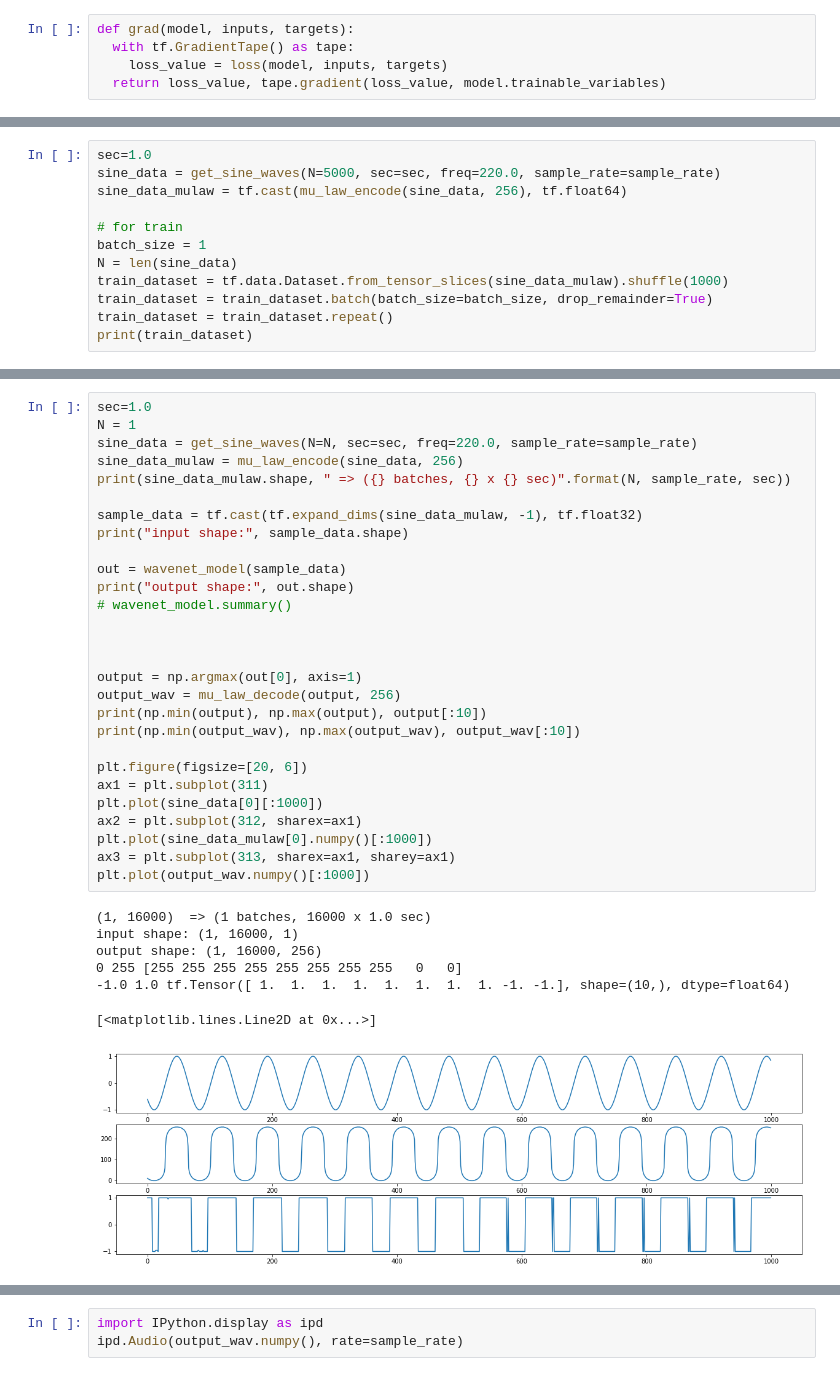
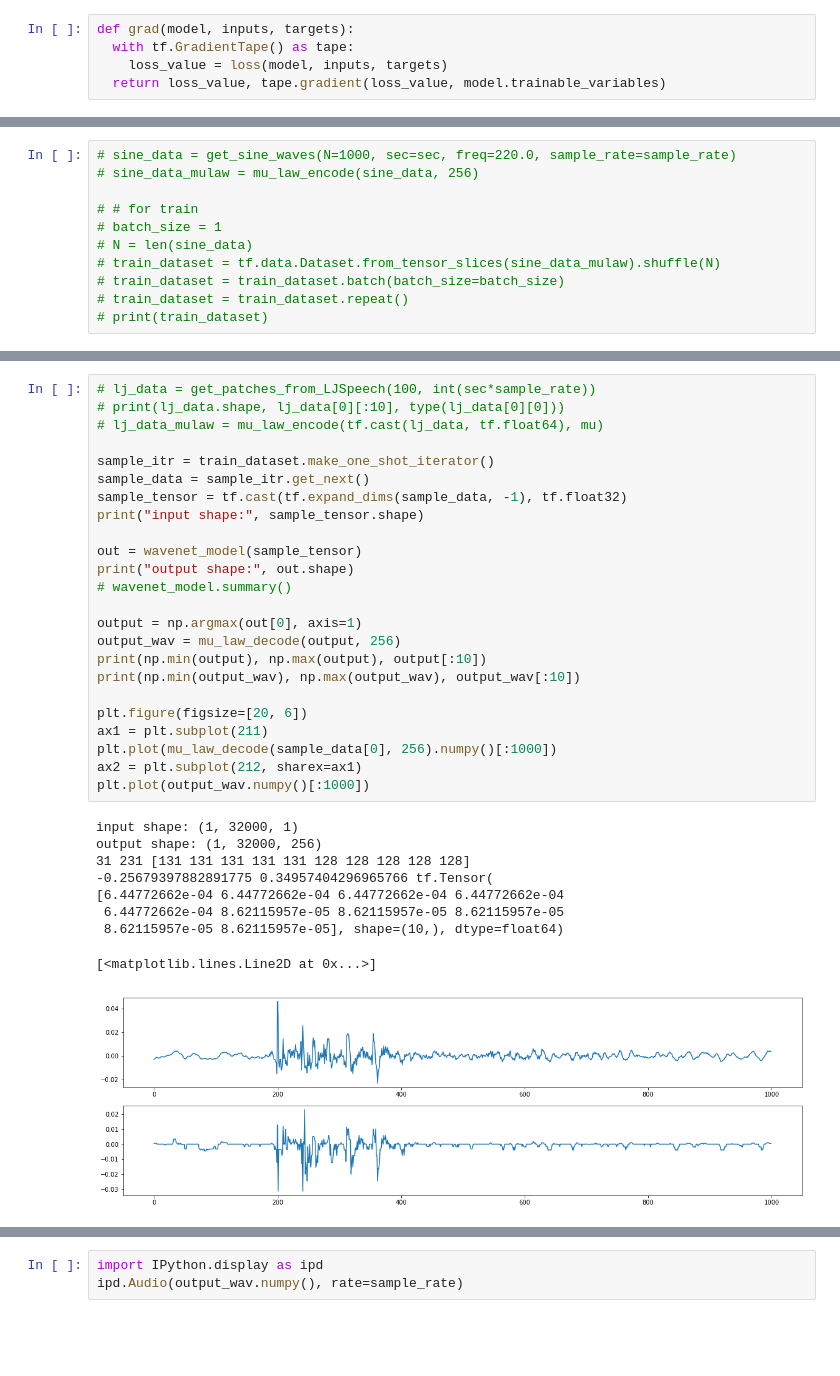
Before and after one commit to bt22dr/deep-learning-papers, a Jupyter notebook: code/WaveNet.ipynb, the cells around one changed output, grey strips where cells are left out. Cells and saved outputs as stored; diff of their text form; blank space fills up the shorter version.

```diff
--- a/code/WaveNet.ipynb
+++ b/code/WaveNet.ipynb
@@ -466,12 +536,11 @@ Step: 0, Initial Loss: 5.528954029083252
 # %%
-sec=1.0
-sine_data = get_sine_waves(N=5000, sec=sec, freq=220.0, sample_rate=sample_rate)
-sine_data_mulaw = tf.cast(mu_law_encode(sine_data, 256), tf.float64)
+# sine_data = get_sine_waves(N=1000, sec=sec, freq=220.0, sample_rate=sample_rate)
+# sine_data_mulaw = mu_law_encode(sine_data, 256)
 
-# for train
-batch_size = 1
-N = len(sine_data)
-train_dataset = tf.data.Dataset.from_tensor_slices(sine_data_mulaw).shuffle(1000)
-train_dataset = train_dataset.batch(batch_size=batch_size, drop_remainder=True)
-train_dataset = train_dataset.repeat()
-print(train_dataset)
+# # for train
+# batch_size = 1
+# N = len(sine_data)
+# train_dataset = tf.data.Dataset.from_tensor_slices(sine_data_mulaw).shuffle(N)
+# train_dataset = train_dataset.batch(batch_size=batch_size)
+# train_dataset = train_dataset.repeat()
+# print(train_dataset)
@@ -578,39 +647,37 @@ Epoch 002 Iter 100: Loss: 3.8908975825
 # %%
-sec=1.0
-N = 1
-sine_data = get_sine_waves(N=N, sec=sec, freq=220.0, sample_rate=sample_rate)
-sine_data_mulaw = mu_law_encode(sine_data, 256)
-print(sine_data_mulaw.shape, " => ({} batches, {} x {} sec)".format(N, sample_rate, sec))
+# lj_data = get_patches_from_LJSpeech(100, int(sec*sample_rate))
+# print(lj_data.shape, lj_data[0][:10], type(lj_data[0][0]))
+# lj_data_mulaw = mu_law_encode(tf.cast(lj_data, tf.float64), mu)
 
-sample_data = tf.cast(tf.expand_dims(sine_data_mulaw, -1), tf.float32)
-print("input shape:", sample_data.shape)
+sample_itr = train_dataset.make_one_shot_iterator()
+sample_data = sample_itr.get_next()
+sample_tensor = tf.cast(tf.expand_dims(sample_data, -1), tf.float32)
+print("input shape:", sample_tensor.shape)
 
-out = wavenet_model(sample_data)
+out = wavenet_model(sample_tensor)
 print("output shape:", out.shape)
 # wavenet_model.summary()
-
-
 
 output = np.argmax(out[0], axis=1)
 output_wav = mu_law_decode(output, 256)
 print(np.min(output), np.max(output), output[:10])
 print(np.min(output_wav), np.max(output_wav), output_wav[:10])
 
 plt.figure(figsize=[20, 6])
-ax1 = plt.subplot(311)
-plt.plot(sine_data[0][:1000])
-ax2 = plt.subplot(312, sharex=ax1)
-plt.plot(sine_data_mulaw[0].numpy()[:1000])
-ax3 = plt.subplot(313, sharex=ax1, sharey=ax1)
+ax1 = plt.subplot(211)
+plt.plot(mu_law_decode(sample_data[0], 256).numpy()[:1000])
+ax2 = plt.subplot(212, sharex=ax1)
 plt.plot(output_wav.numpy()[:1000])
 # %% [output]
-(1, 16000)  => (1 batches, 16000 x 1.0 sec)
-input shape: (1, 16000, 1)
-output shape: (1, 16000, 256)
-0 255 [255 255 255 255 255 255 255 255   0   0]
--1.0 1.0 tf.Tensor([ 1.  1.  1.  1.  1.  1.  1.  1. -1. -1.], shape=(10,), dtype=float64)
+input shape: (1, 32000, 1)
+output shape: (1, 32000, 256)
+31 231 [131 131 131 131 131 128 128 128 128 128]
+-0.25679397882891775 0.34957404296965766 tf.Tensor(
+[6.44772662e-04 6.44772662e-04 6.44772662e-04 6.44772662e-04
+ 6.44772662e-04 8.62115957e-05 8.62115957e-05 8.62115957e-05
+ 8.62115957e-05 8.62115957e-05], shape=(10,), dtype=float64)
 [<matplotlib.lines.Line2D at 0x...>]
-[figure, old version]
+[figure, new version]
 # %%
 plt.figure(figsize=[20, 3]); plt.plot(output_wav.numpy())
 # %% [output]
```
Also changed, not shown: parts of 41 cells of this notebook.
